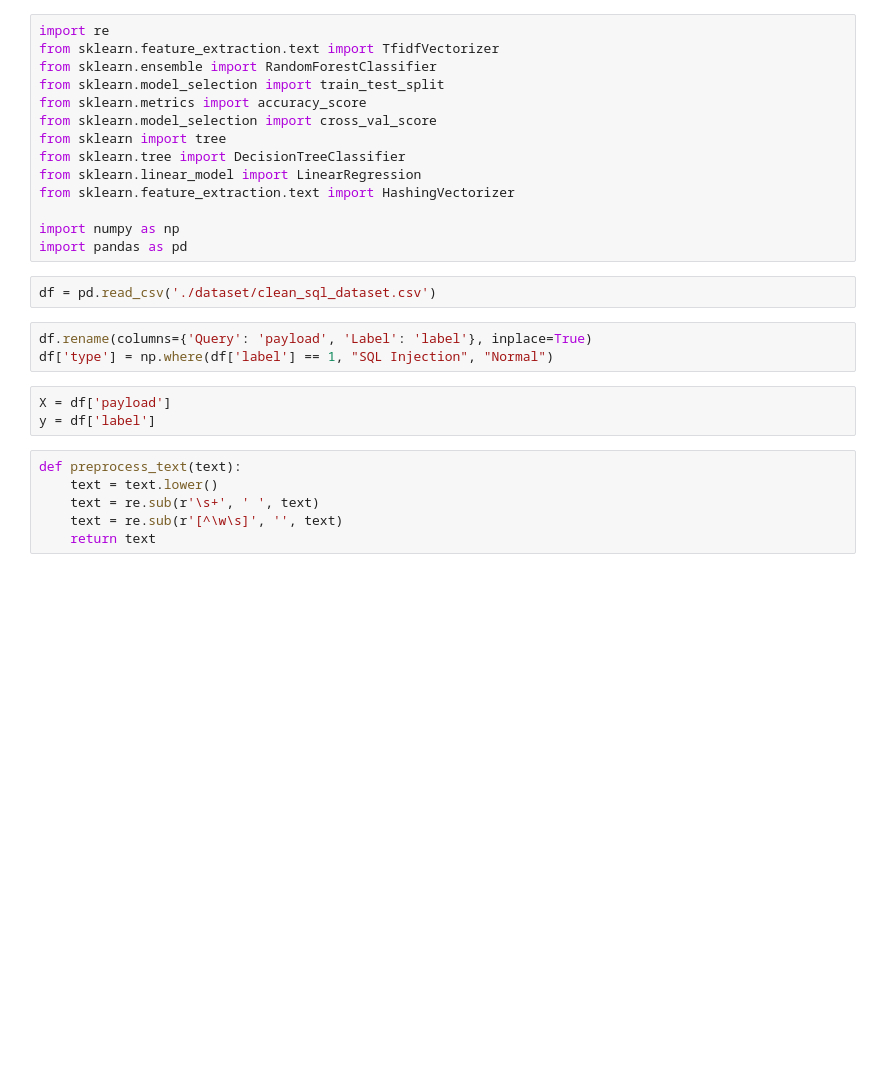
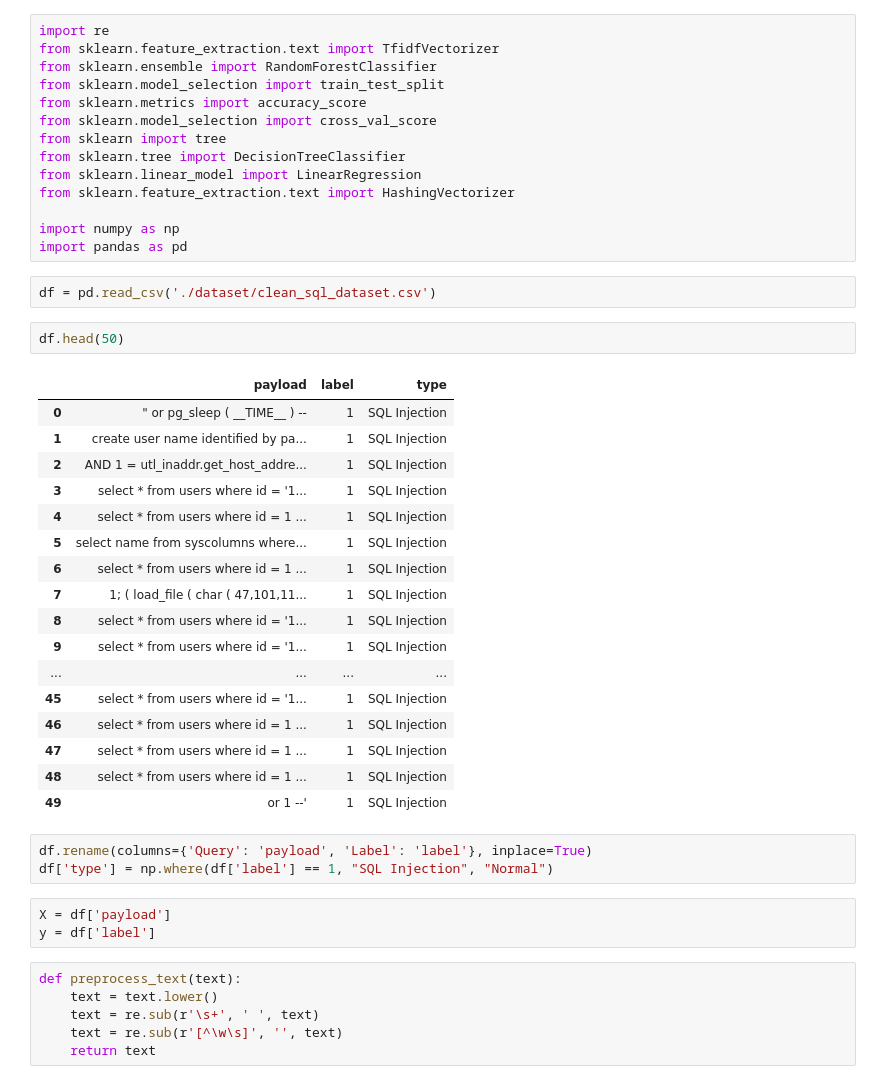
Before and after one commit to kiannaquines/web-application-firewall-machine-learning, a Jupyter notebook: Web Application FIrewall.ipynb, the cells around one changed output. Cells and saved outputs as stored; diff of their text form; blank space fills up the shorter version.

```diff
--- a/Web Application FIrewall.ipynb
+++ b/Web Application FIrewall.ipynb
@@ -14,6 +14,26 @@ import numpy as np
 import pandas as pd
 # %%
 df = pd.read_csv('./dataset/clean_sql_dataset.csv')
+# %%
+df.head(50)
+# %% [output]
+|  | payload | label | type |
+| 0 | " or pg_sleep ( __TIME__ ) -- | 1 | SQL Injection |
+| 1 | create user name identified by pa... | 1 | SQL Injection |
+| 2 | AND 1 = utl_inaddr.get_host_addre... | 1 | SQL Injection |
+| 3 | select * from users where id = '1... | 1 | SQL Injection |
+| 4 | select * from users where id = 1 ... | 1 | SQL Injection |
+| 5 | select name from syscolumns where... | 1 | SQL Injection |
+| 6 | select * from users where id = 1 ... | 1 | SQL Injection |
+| 7 | 1; ( load_file ( char ( 47,101,11... | 1 | SQL Injection |
+| 8 | select * from users where id = '1... | 1 | SQL Injection |
+| 9 | select * from users where id = '1... | 1 | SQL Injection |
+| ... | ... | ... | ... |
+| 45 | select * from users where id = '1... | 1 | SQL Injection |
+| 46 | select * from users where id = 1 ... | 1 | SQL Injection |
+| 47 | select * from users where id = 1 ... | 1 | SQL Injection |
+| 48 | select * from users where id = 1 ... | 1 | SQL Injection |
+| 49 | or 1 --' | 1 | SQL Injection |
 # %%
 df.rename(columns={'Query': 'payload', 'Label': 'label'}, inplace=True)
 df['type'] = np.where(df['label'] == 1, "SQL Injection", "Normal")
```
Also changed, not shown: parts of 9 cells of this notebook, 1 other file.
